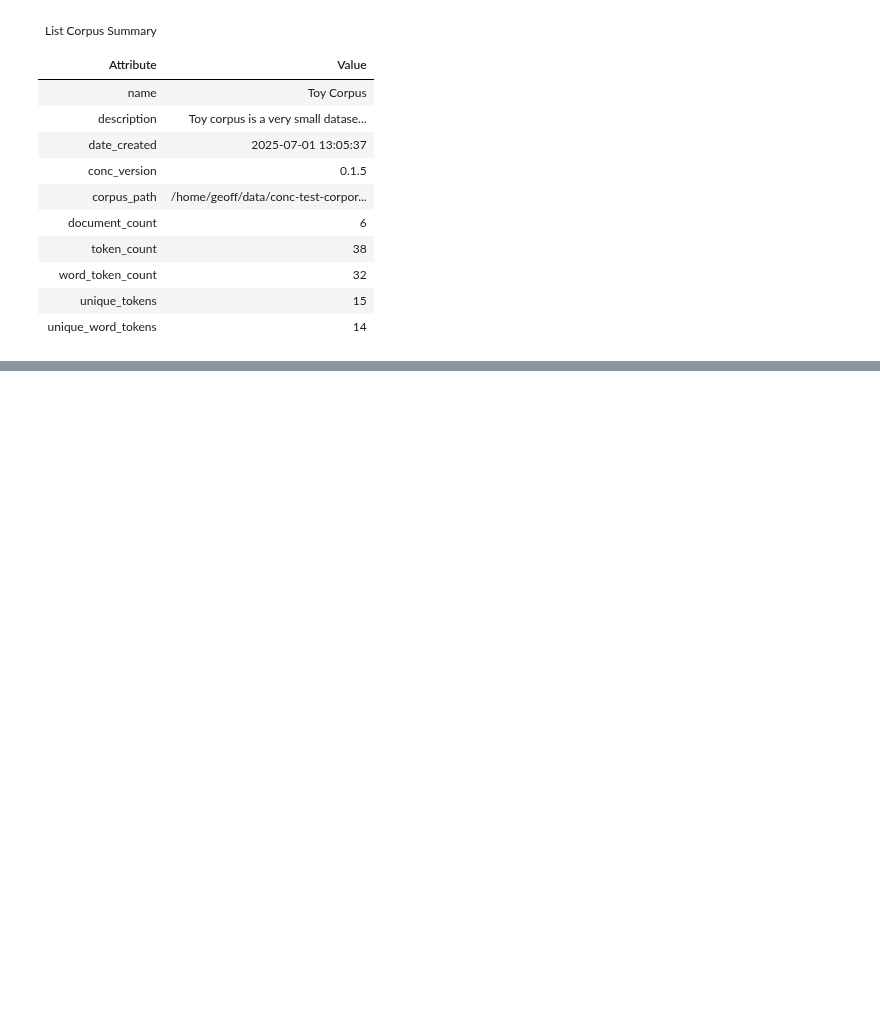
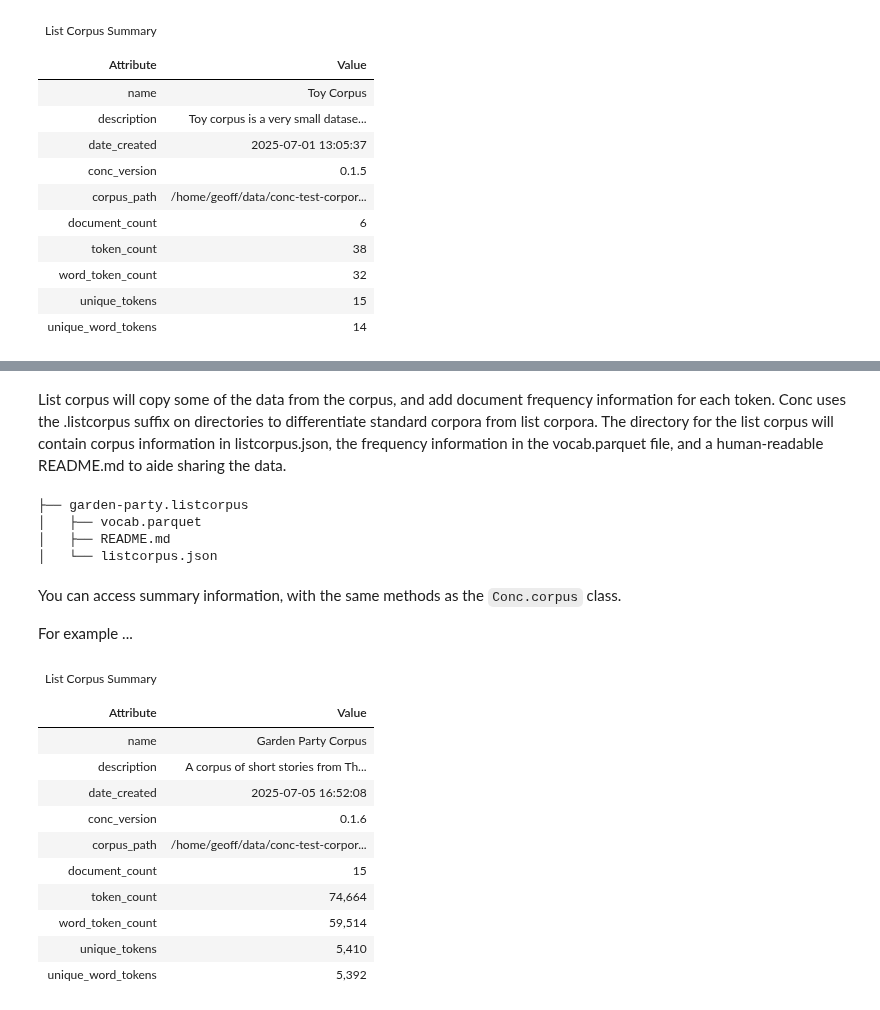
Before and after one commit to polsci/conc, a Jupyter notebook: nbs/api/51_listcorpus.ipynb, the cells around one changed output, grey strips where cells are left out. Saved outputs shown, nothing was run; the diff lists cells and outputs as text; code cells hidden in the pictures; blank space fills up the shorter version.

```diff
--- a/nbs/api/51_listcorpus.ipynb
+++ b/nbs/api/51_listcorpus.ipynb
@@ -301,2 +316,45 @@ assert type(listcorpus.vocab) == pl.LazyFrame
+# %% [markdown]
+List corpus will copy some of the data from the corpus, and add document frequency information for each token. Conc uses the .listcorpus suffix on directories to differentiate standard corpora from list corpora. The directory for the list corpus will contain corpus information in listcorpus.json, the frequency information in the vocab.parquet file, and a human-readable README.md to aide sharing the data.
+# %%
+#| echo: false
+def print_directory_tree(path, prefix="", restrict_to=None):
+	path = Path(path)
+	contents = list(path.iterdir())
+	pointers = ['├── '] * (len(contents) - 1) + ['└── ']
+	for pointer, child in zip(pointers, contents):
+		if restrict_to is not None and restrict_to not in child.name:
+			continue
+		print(prefix + pointer + child.name)
+		if child.is_dir():
+			extension = '│   ' if pointer == '├── ' else '    '
+			print_directory_tree(child, prefix + extension)
+
+# Example usage: show current directory
+print_directory_tree(f'{save_path}', '', restrict_to='garden-party.listcorpus')
+# %% [output]
+├── garden-party.listcorpus
+│   ├── vocab.parquet
+│   ├── README.md
+│   └── listcorpus.json
+# %% [markdown]
+You can access summary information, with the same methods as the `Conc.corpus` class.
+
+For example ...
+# %%
+listcorpus.summary()
+# %% [output]
+| List Corpus Summary |  |
+|  |  |
+| Attribute | Value |
+| name | Garden Party Corpus |
+| description | A corpus of short stories from Th... |
+| date_created | 2025-07-05 16:52:08 |
+| conc_version | 0.1.6 |
+| corpus_path | /home/geoff/data/conc-test-corpor... |
+| document_count | 15 |
+| token_count | 74,664 |
+| word_token_count | 59,514 |
+| unique_tokens | 5,410 |
+| unique_word_tokens | 5,392 |
 # %%
 #| hide
```
Also changed, not shown: parts of 7 cells of this notebook.
